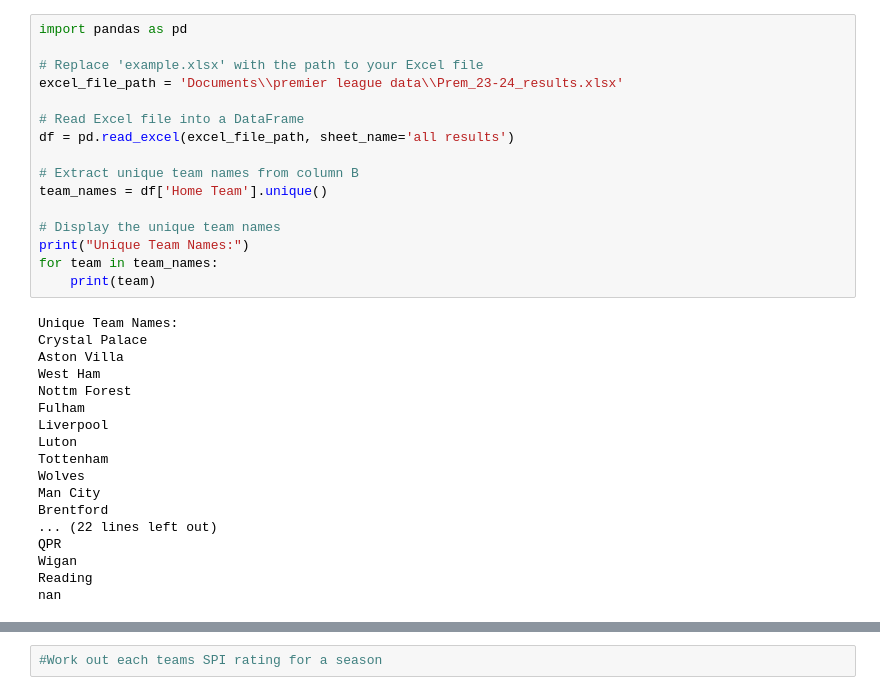
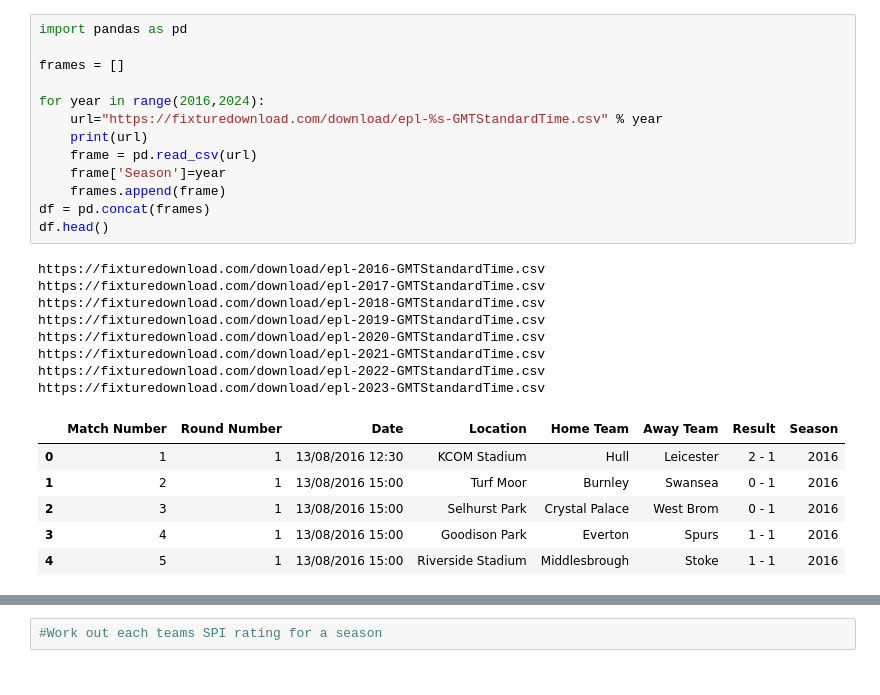
Before and after one commit to jackmaher08/jackmaher08, a Jupyter notebook: Premier League Model.ipynb, the cells around one changed output, grey strips where cells are left out. Drawn from its saved outputs; the diff is of its cells as text.

```diff
--- a/Premier League Model.ipynb
+++ b/Premier League Model.ipynb
@@ -1,34 +1,28 @@
 # %%
 import pandas as pd
 
-# Replace 'example.xlsx' with the path to your Excel file
-excel_file_path = 'Documents\\premier league data\\Prem_23-24_results.xlsx'
+frames = []
 
-# Read Excel file into a DataFrame
-df = pd.read_excel(excel_file_path, sheet_name='all results')
-
-# Extract unique team names from column B
-team_names = df['Home Team'].unique()
-
-# Display the unique team names
-print("Unique Team Names:")
-for team in team_names:
-    print(team)
+for year in range(2016,2024):
+    url="https://fixturedownload.com/download/epl-%s-GMTStandardTime.csv" % year
+    print(url)
+    frame = pd.read_csv(url)
+    frame['Season']=year
+    frames.append(frame)
+df = pd.concat(frames)
+df.head()
 # %% [output]
-Unique Team Names:
-Crystal Palace
-Aston Villa
-West Ham
-Nottm Forest
-Fulham
-Liverpool
-Luton
-Tottenham
-Wolves
-Man City
-Brentford
-... (22 lines left out)
-QPR
-Wigan
-Reading
-nan
+https://fixturedownload.com/download/epl-2016-GMTStandardTime.csv
+https://fixturedownload.com/download/epl-2017-GMTStandardTime.csv
+https://fixturedownload.com/download/epl-2018-GMTStandardTime.csv
+https://fixturedownload.com/download/epl-2019-GMTStandardTime.csv
+https://fixturedownload.com/download/epl-2020-GMTStandardTime.csv
+https://fixturedownload.com/download/epl-2021-GMTStandardTime.csv
+https://fixturedownload.com/download/epl-2022-GMTStandardTime.csv
+https://fixturedownload.com/download/epl-2023-GMTStandardTime.csv
+|  | Match Number | Round Number | Date | Location | Home Team | Away Team | Result | Season |
+| 0 | 1 | 1 | 13/08/2016 12:30 | KCOM Stadium | Hull | Leicester | 2 - 1 | 2016 |
+| 1 | 2 | 1 | 13/08/2016 15:00 | Turf Moor | Burnley | Swansea | 0 - 1 | 2016 |
+| 2 | 3 | 1 | 13/08/2016 15:00 | Selhurst Park | Crystal Palace | West Brom | 0 - 1 | 2016 |
+| 3 | 4 | 1 | 13/08/2016 15:00 | Goodison Park | Everton | Spurs | 1 - 1 | 2016 |
+| 4 | 5 | 1 | 13/08/2016 15:00 | Riverside Stadium | Middlesbrough | Stoke | 1 - 1 | 2016 |
```
Also changed, not shown: parts of 13 cells of this notebook.
